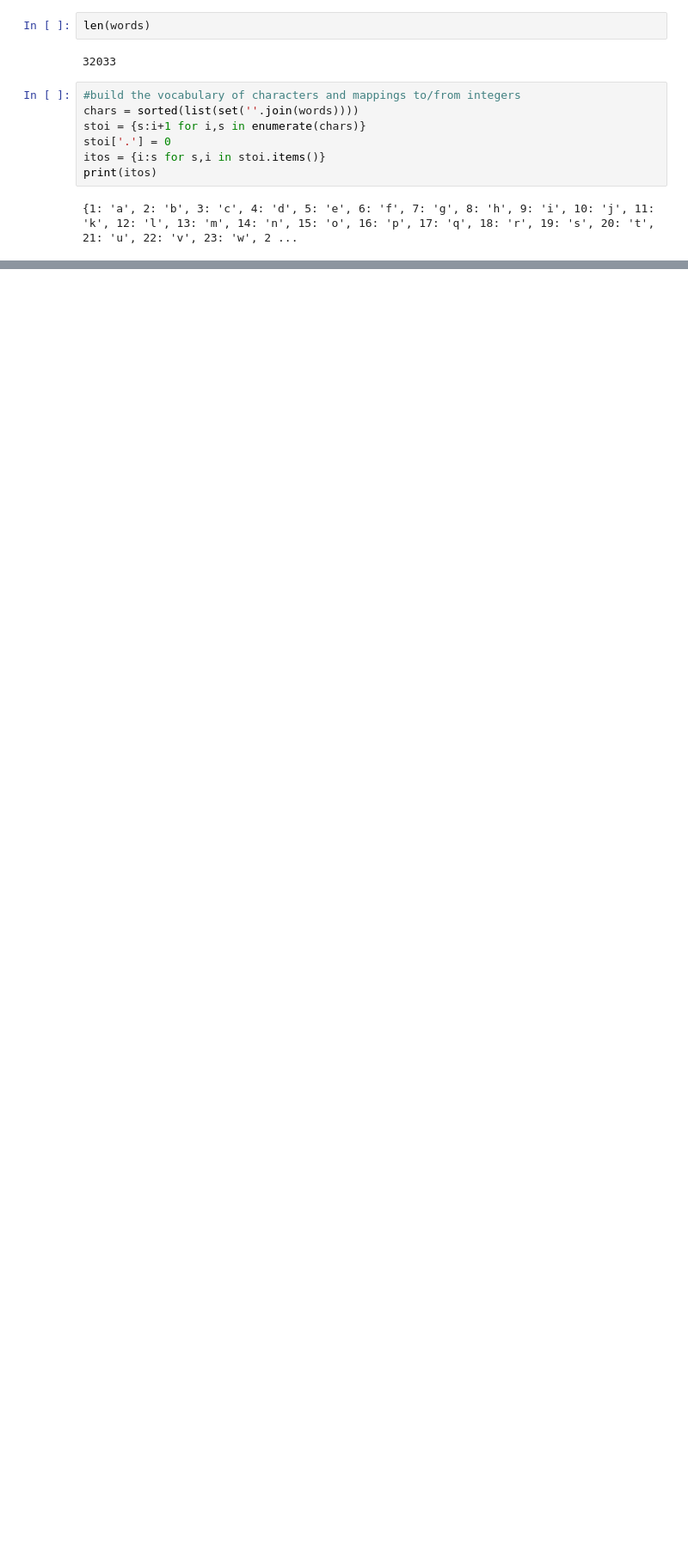
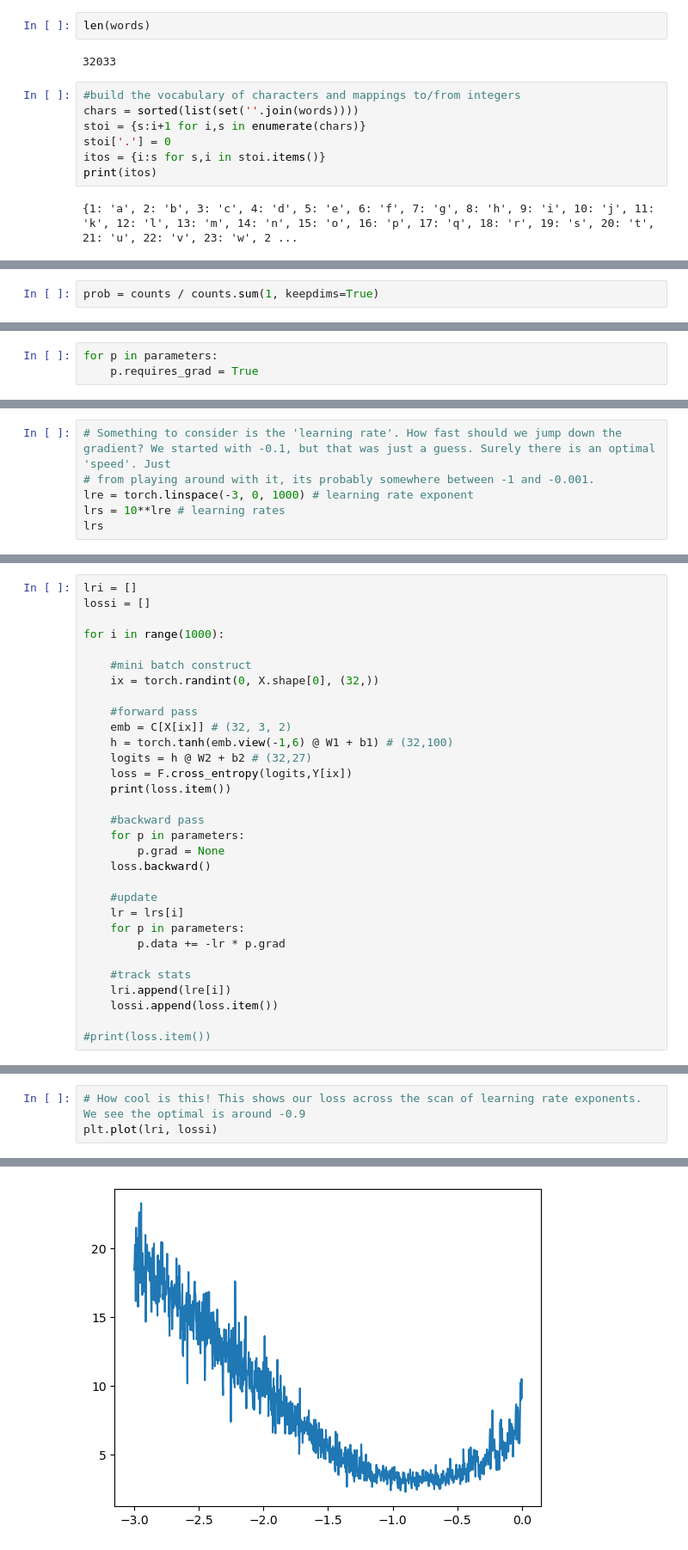
Before and after one commit to ColterDowning/makemore_from_scratch, a Jupyter notebook: build_makemore_mlp.ipynb, the cells around one changed output, grey strips where cells are left out. Shown at 86% size. Saved outputs shown, nothing was run; the diff lists cells and outputs as text; blank space fills up the shorter version.

```diff
--- a/build_makemore_mlp.ipynb
+++ b/build_makemore_mlp.ipynb
@@ -130,0 +303,2 @@ torch.Size([32, 3, 2])
+# %%
+prob = counts / counts.sum(1, keepdims=True)
@@ -130,0 +342,3 @@ torch.Size([32, 3, 2])
+# %%
+for p in parameters:
+    p.requires_grad = True
@@ -130,0 +455,6 @@ torch.Size([32, 3, 2])
+# %%
+# Something to consider is the 'learning rate'. How fast should we jump down the gradient? We started with -0.1, but that was just a guess. Surely there is an optimal 'speed'. Just
+# from playing around with it, its probably somewhere between -1 and -0.001.
+lre = torch.linspace(-3, 0, 1000) # learning rate exponent
+lrs = 10**lre # learning rates
+lrs
@@ -130,0 +479,31 @@ torch.Size([32, 3, 2])
+# %%
+lri = []
+lossi = []
+
+for i in range(1000):
+
+    #mini batch construct
+    ix = torch.randint(0, X.shape[0], (32,))
+
+    #forward pass
+    emb = C[X[ix]] # (32, 3, 2)
+    h = torch.tanh(emb.view(-1,6) @ W1 + b1) # (32,100)
+    logits = h @ W2 + b2 # (32,27)
+    loss = F.cross_entropy(logits,Y[ix])
+    print(loss.item())
+
+    #backward pass
+    for p in parameters:
+        p.grad = None
+    loss.backward()
+
+    #update
+    lr = lrs[i]
+    for p in parameters:
+        p.data += -lr * p.grad
+
+    #track stats
+    lri.append(lre[i])
+    lossi.append(loss.item())
+
+#print(loss.item())
@@ -130,0 +528,4 @@ torch.Size([32, 3, 2])
+# %%
+# How cool is this! This shows our loss across the scan of learning rate exponents. We see the optimal is around -0.9
+plt.plot(lri, lossi)
+# %% [output]
@@ -130,0 +533 @@ torch.Size([32, 3, 2])
+[figure, added]
```
Also changed, not shown: parts of 64 cells of this notebook.
